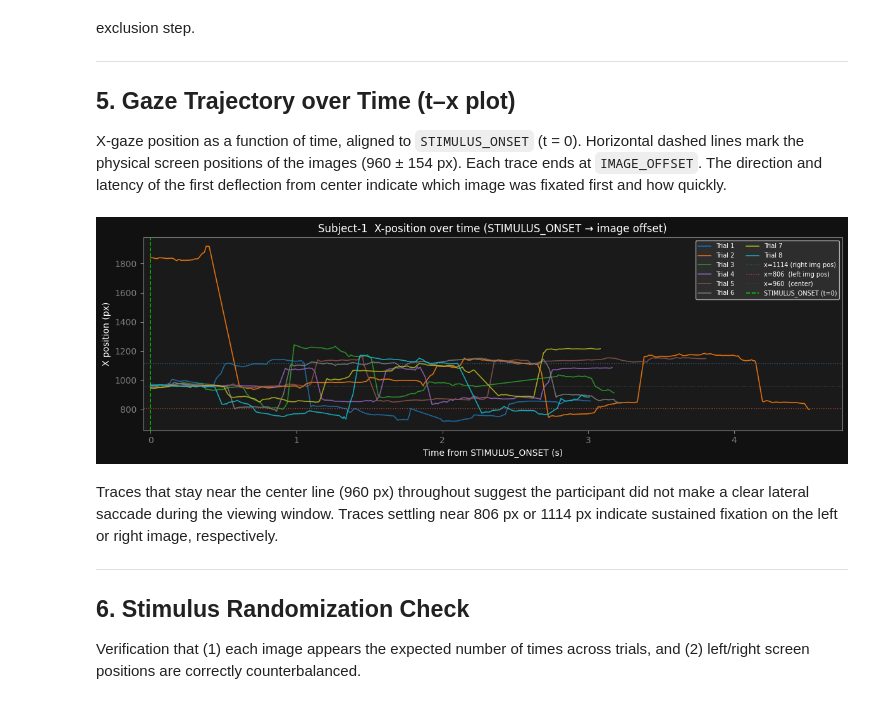
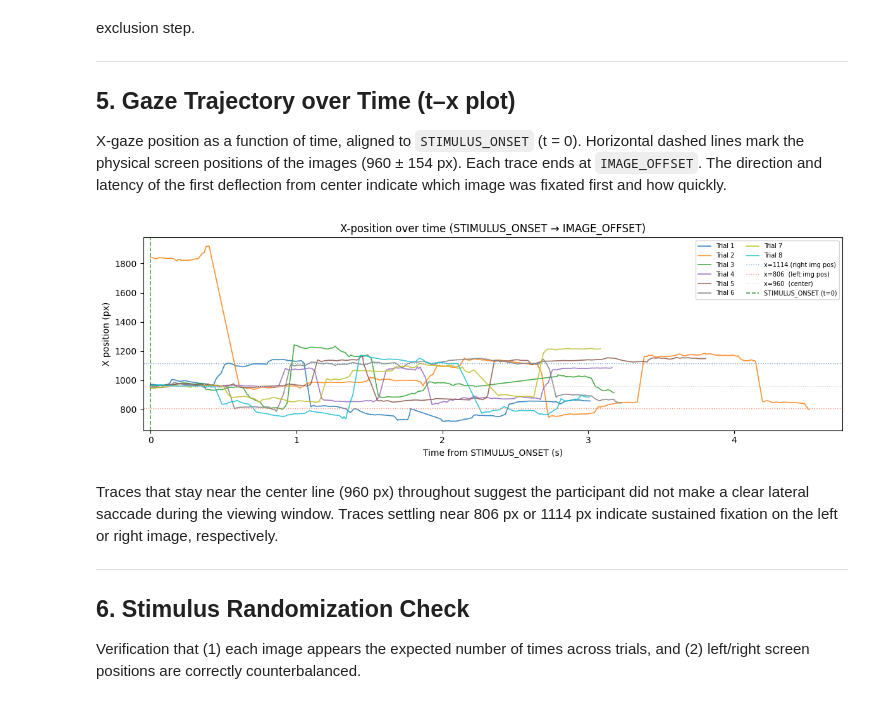
Before and after one commit to jnagasawa/ET-report, a Jupyter notebook: notebook/data_evaluation.ipynb, the cells around one changed output. Drawn from its saved outputs; the diff is of its cells as text; code cells hidden in the pictures.

```diff
--- a/notebook/data_evaluation.ipynb
+++ b/notebook/data_evaluation.ipynb
@@ -368,39 +375,39 @@ Trials with elevated accuracy error or precision, or with a markedly lower sampl
 
 X-gaze position as a function of time, aligned to `STIMULUS_ONSET` (t = 0). Horizontal dashed lines mark the physical screen positions of the images (960 ± 154 px). Each trace ends at `IMAGE_OFFSET`. The direction and latency of the first deflection from center indicate which image was fixated first and how quickly.
 # %%
-# --- Time vs X-position: STIMULUS_ONSET (image on) to image offset (next onset) ---
+# --- Time vs X-position: STIMULUS_ONSET (image on) to image offset ---
 fig, ax = plt.subplots(figsize=(12, 4))
 
 trial_colors = cm.tab10(np.linspace(0, 1, len(segments)))
 
 for i, trial in enumerate(segments):
     seg = trial['seg']
     if len(seg) == 0:
         continue
     ax.plot(seg['t_rel'], seg['dx'] * SCREEN_W,
             color=trial_colors[i], lw=1.2, alpha=0.85, label=f'Trial {i+1}')
 
 # Physical image x-positions (counterbalanced: 960±154px)
-ax.axhline(960 + 154, color='steelblue', ls=':', lw=1.0, alpha=0.6, label='x=1114 (right img pos)')
-ax.axhline(960 - 154, color='tomato',    ls=':', lw=1.0, alpha=0.6, label='x=806  (left img pos)')
-ax.axhline(960,       color='gray',      ls=':', lw=0.6, alpha=0.4, label='x=960  (center)')
-ax.axvline(0, color='lime', lw=1.2, ls='--', alpha=0.7, label='STIMULUS_ONSET (t=0)')
+ax.axhline(960 + 154, color='steelblue', ls=':', lw=1.0, alpha=0.7, label='x=1114 (right img pos)')
+ax.axhline(960 - 154, color='tomato',    ls=':', lw=1.0, alpha=0.7, label='x=806  (left img pos)')
+ax.axhline(960,       color='lightgray', ls=':', lw=0.8,             label='x=960  (center)')
+ax.axvline(0, color='green', lw=1.2, ls='--', alpha=0.7, label='STIMULUS_ONSET (t=0)')
 
-ax.set_xlabel('Time from STIMULUS_ONSET (s)', color='white')
-ax.set_ylabel('X position (px)', color='white')
+ax.set_xlabel('Time from STIMULUS_ONSET (s)', color='black')
+ax.set_ylabel('X position (px)', color='black')
 ax.set_xlim(-0.05, None)
-ax.set_facecolor('#1a1a1a')
-ax.tick_params(colors='gray')
+ax.set_facecolor('white')
+ax.tick_params(colors='black')
 for spine in ax.spines.values():
-    spine.set_edgecolor('gray')
-ax.legend(facecolor='#333333', labelcolor='white', fontsize=7, ncol=2)
+    spine.set_edgecolor('black')
+ax.legend(facecolor='white', labelcolor='black', fontsize=7, ncol=2)
 
-fig.patch.set_facecolor('#111111')
-plt.title('Subject-1  X-position over time (STIMULUS_ONSET → image offset)', color='white')
+fig.patch.set_facecolor('white')
+plt.title('X-position over time (STIMULUS_ONSET → IMAGE_OFFSET)', color='black')
 plt.tight_layout()
 plt.show()
 # %% [output]
-[figure, old version]
+[figure, new version]
 # %% [markdown]
 Traces that stay near the center line (960 px) throughout suggest the participant did not make a clear lateral saccade during the viewing window. Traces settling near 806 px or 1114 px indicate sustained fixation on the left or right image, respectively.
 
```
Also changed, not shown: parts of 2 cells of this notebook.
